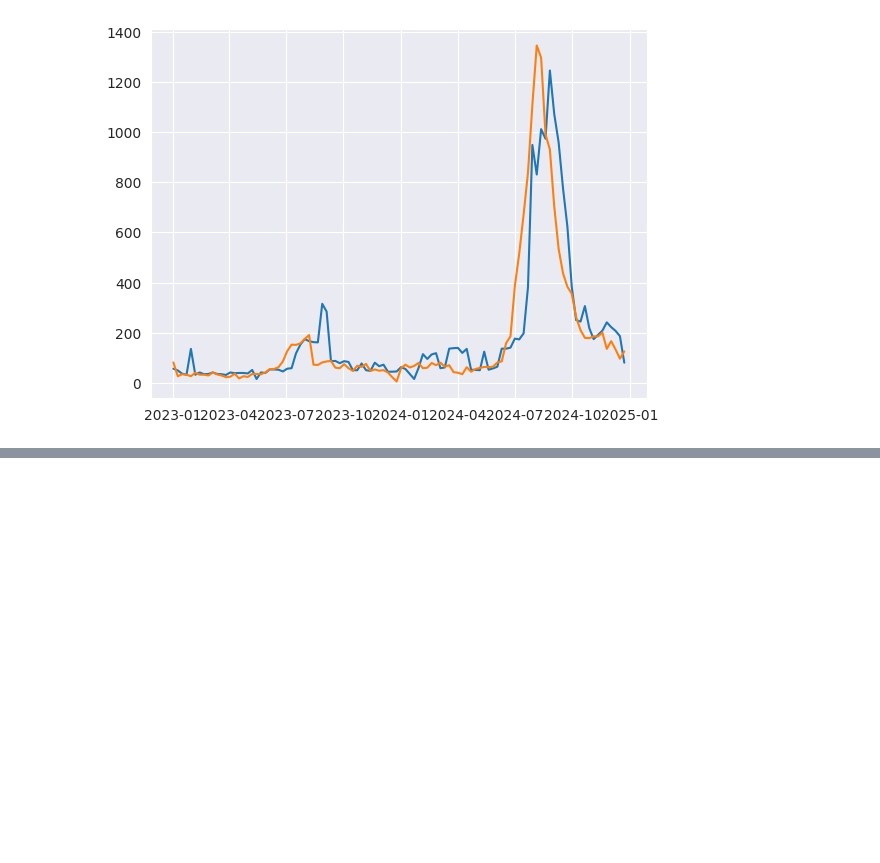
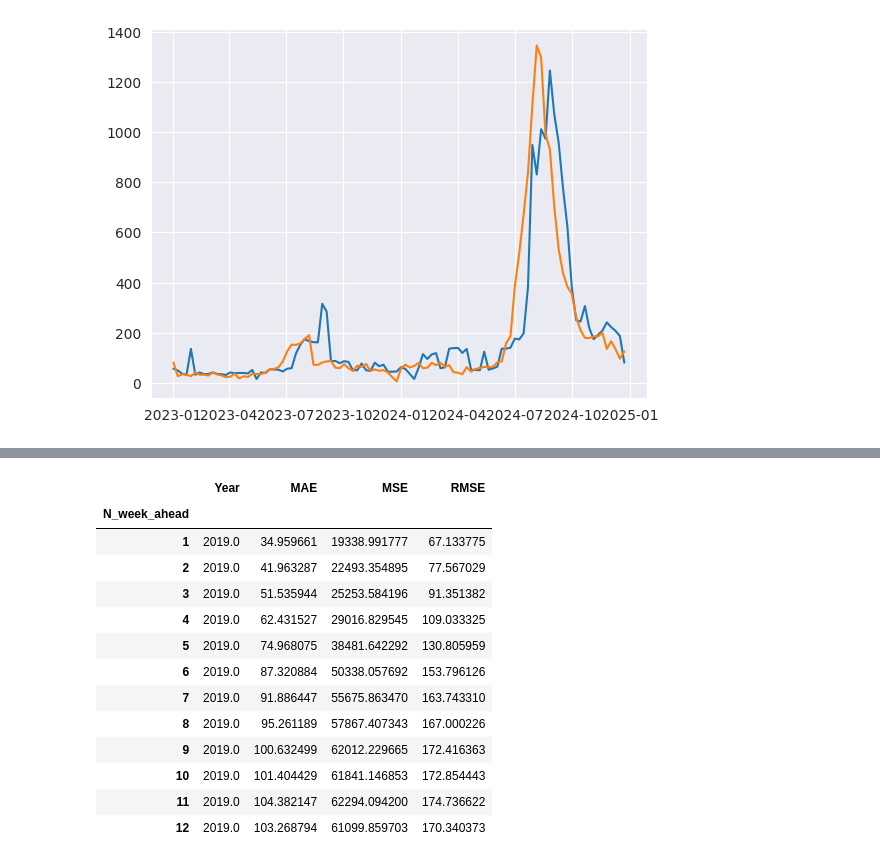
Before and after one commit to miniloda/Math-198.1---Special-Problem, a Jupyter notebook: model/Random-Forest/rf.ipynb, the cells around one changed output, grey strips where cells are left out. Cells and saved outputs as stored; diff of their text form; code cells hidden in the pictures; blank space fills up the shorter version.

```diff
--- a/model/Random-Forest/rf.ipynb
+++ b/model/Random-Forest/rf.ipynb
@@ -531,0 +790,9 @@ leave_one_season_out_df.to_csv("leave_one_season_out_evaluation.csv", index=Fals
+# %%
+n_weeks_ahead = range(1,13)
+years = range(2014,2025)
+leave_one_season_out_summed_df =  pd.DataFrame(columns=["Year", "MAE", "MSE", "N_week_ahead"])
+for year in years:
+    for n in n_weeks_ahead:
+        rf_model = RandomForestModel()
+        predicted, MAE, MSE, feature_importance_dict,act = rf_model.train_and_evaluate(data = summed_df, features_lag=["Temperature", "Precipitation", "Humidity"], features_addtl = ["Year", "Week", "Population", "Month"], target="Cases", date_col="Year-Week", n_ahead=n, year_test_start=f"{year}-01-01", year_test_end=f"{year}-12-31")
+        leave_one_season_out_summed_df = pd.concat([leave_one_season_out_summed_df, pd.DataFrame({"Year": [year], "MAE": [MAE], "MSE": [MSE], "N_week_ahead": [n]})], axis=0)
@@ -531,0 +834,19 @@ leave_one_season_out_df.to_csv("leave_one_season_out_evaluation.csv", index=Fals
+# %%
+leave_one_season_out_summed_df["RMSE"] = np.sqrt(leave_one_season_out_summed_df["MSE"])
+leave_one_season_out_summed_df = leave_one_season_out_summed_df.groupby(["N_week_ahead"]).mean()
+leave_one_season_out_summed_df
+# %% [output]
+|  | Year | MAE | MSE | RMSE |
+| N_week_ahead |  |  |  |  |
+| 1 | 2019.0 | 34.959661 | 19338.991777 | 67.133775 |
+| 2 | 2019.0 | 41.963287 | 22493.354895 | 77.567029 |
+| 3 | 2019.0 | 51.535944 | 25253.584196 | 91.351382 |
+| 4 | 2019.0 | 62.431527 | 29016.829545 | 109.033325 |
+| 5 | 2019.0 | 74.968075 | 38481.642292 | 130.805959 |
+| 6 | 2019.0 | 87.320884 | 50338.057692 | 153.796126 |
+| 7 | 2019.0 | 91.886447 | 55675.863470 | 163.743310 |
+| 8 | 2019.0 | 95.261189 | 57867.407343 | 167.000226 |
+| 9 | 2019.0 | 100.632499 | 62012.229665 | 172.416363 |
+| 10 | 2019.0 | 101.404429 | 61841.146853 | 172.854443 |
+| 11 | 2019.0 | 104.382147 | 62294.094200 | 174.736622 |
+| 12 | 2019.0 | 103.268794 | 61099.859703 | 170.340373 |
```
Also changed, not shown: parts of 29 cells of this notebook, 58 other files.
